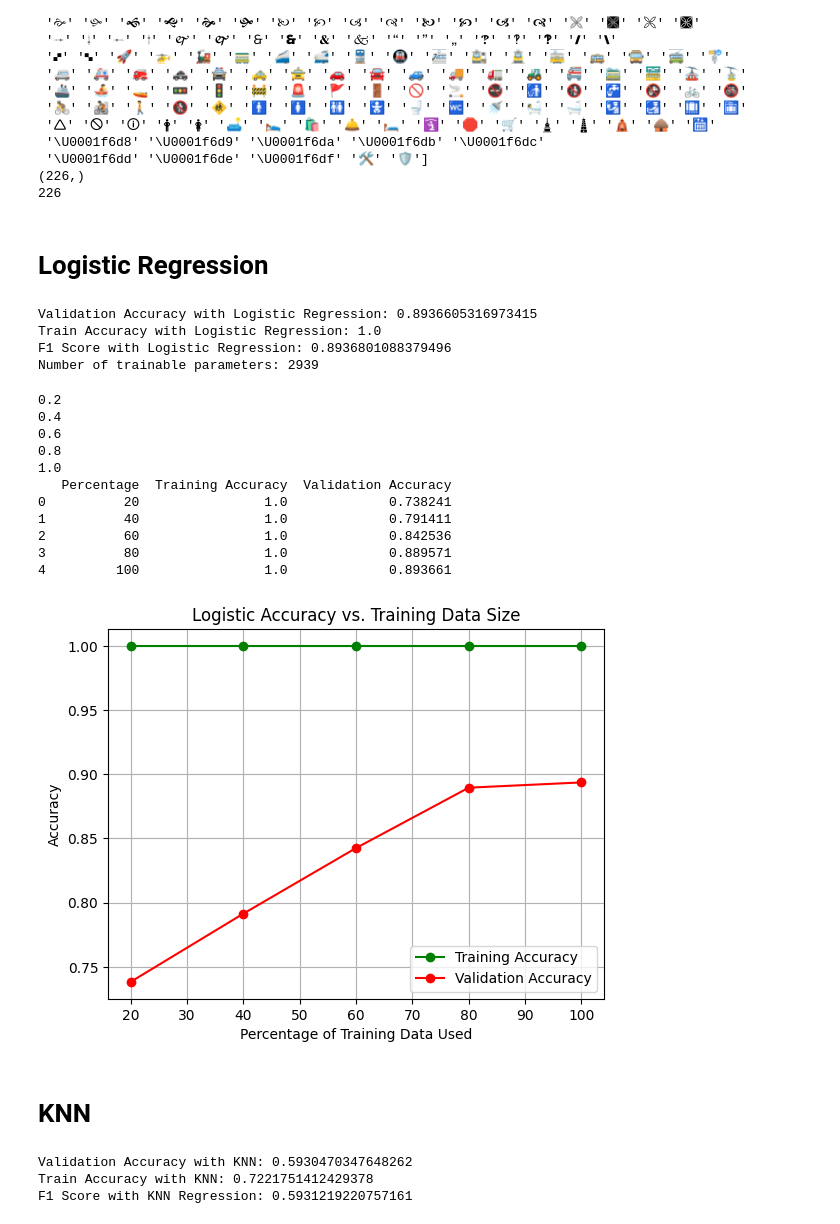
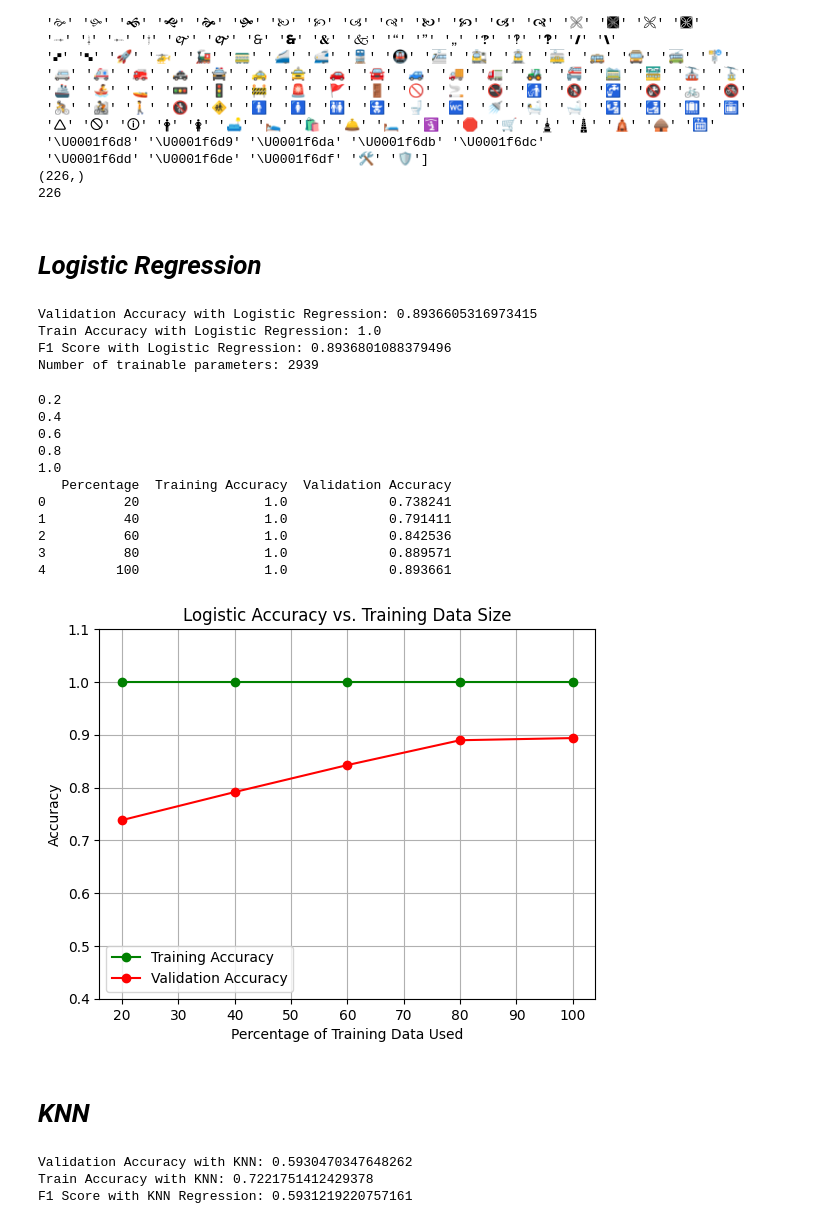
Before and after one commit to psarath22/CS771_M1, a Jupyter notebook: codes/Task1_emoticon.ipynb, the cells around one changed output. Drawn from its saved outputs; the diff is of its cells as text; code cells hidden in the pictures.

```diff
--- a/codes/Task1_emoticon.ipynb
+++ b/codes/Task1_emoticon.ipynb
@@ -104,7 +106,7 @@ X_train = scaler.fit_transform(X_train)
 X_valid = scaler.transform(X_valid)  # Only transform, no fitting on validation or test sets
 X_test = scaler.transform(X_test)
 # %% [markdown]
-# **Logistic Regression**
+# ***Logistic Regression***
 # %%
 from sklearn.linear_model import LogisticRegression
 
@@ -179,36 +181,37 @@ print(accuracy_df)
 
 # Plot the accuracies with different colors for train and validation accuracy
 plt.plot([int(p * 100) for p in train_percentages], train_accuracies, label='Training Accuracy', color='green', marker='o')
 plt.plot([int(p * 100) for p in train_percentages], valid_accuracies, label='Validation Accuracy', color='red', marker='o')
 
 # Add labels and title
+plt.ylim(0.4, 1.02)
 plt.xlabel('Percentage of Training Data Used')
 plt.ylabel('Accuracy')
 plt.title('Logistic Accuracy vs. Training Data Size')
 
 # Display legend
 plt.legend()
 
 # Add grid for better readability
 plt.grid(True)
 
 # Show the plot
 plt.show()
 # %% [output]
 0.2
 0.4
 0.6
 0.8
 1.0
    Percentage  Training Accuracy  Validation Accuracy
 0          20                1.0             0.738241
 1          40                1.0             0.791411
 2          60                1.0             0.842536
 3          80                1.0             0.889571
 4         100                1.0             0.893661
-[figure, old version]
+[figure, new version]
 # %% [markdown]
-# **KNN**
+# ***KNN***
 # %%
 from sklearn.neighbors import KNeighborsClassifier
 
```
Also changed, not shown: parts of 20 cells of this notebook, 1 other file.
